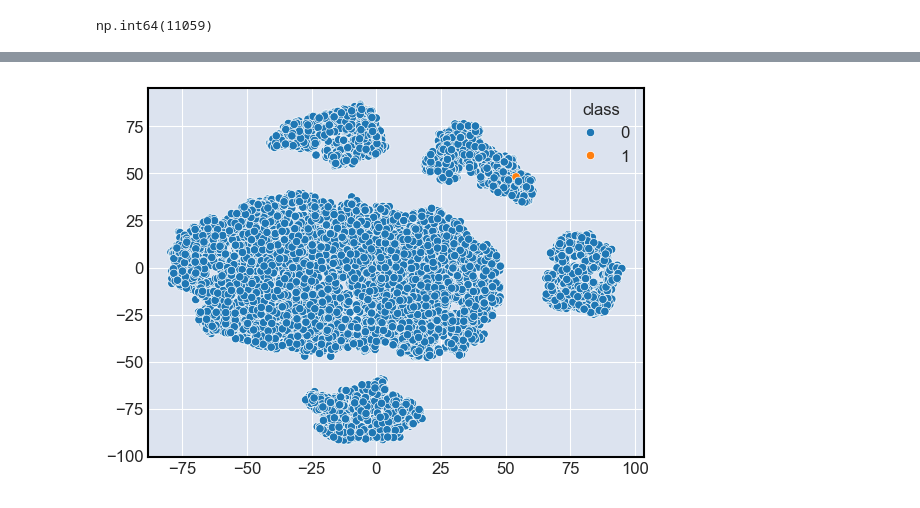
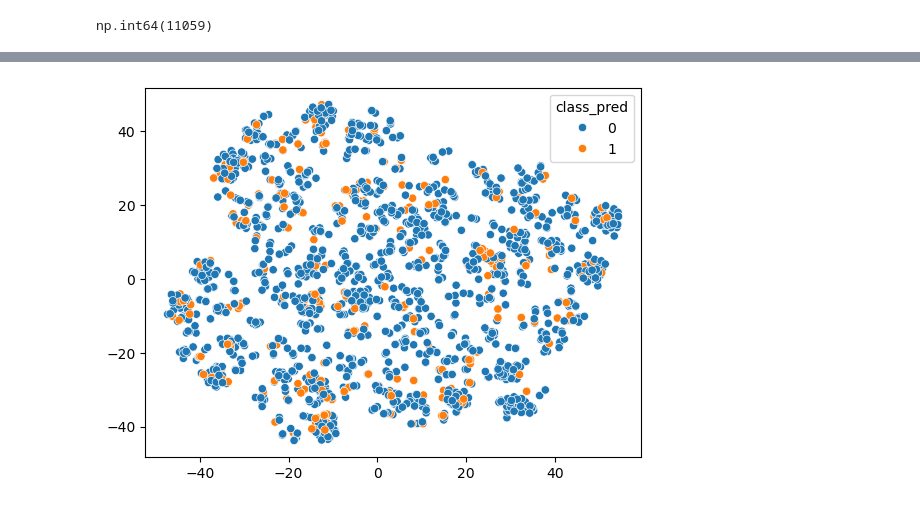
Before and after one commit to emazurenko/otus-ml-professional, a Jupyter notebook: projectwork/projectwork.ipynb, the cells around one changed output, grey strips where cells are left out. Drawn from its saved outputs; the diff is of its cells as text; code cells hidden in the pictures.

```diff
--- a/projectwork/projectwork.ipynb
+++ b/projectwork/projectwork.ipynb
@@ -422,3 +419,8 @@ Trees: {'n_estimators': 1200, 'max_depth': 11}, Val qual: 0.23300970873786409, V
 # %%
-len(trees[:-1])
+clf = fit_classifier(X_train=X_train, y_train=y_train, n_estimators=800, max_depth=6)
+
+y_val_pred = clf.predict(X_val)
+q_val = precision_score(y_true=y_val, y_pred=y_val_pred)
+
+print(q_val)
 # %% [output]
@@ -517,8 +438,9 @@ from sklearn.preprocessing import MinMaxScaler
 scaler = MinMaxScaler()
 
 # Так как в задаче не предполается тестовый набор праметры масштабирования выучиваются на всём датасете
-scaler.fit(X_train)
-X_val_scaled = pd.DataFrame(scaler.transform(X_val), columns=X_val.columns)
+scaler.fit(X_val)
+X_val_scaled = pd.DataFrame(scaler.transform(X_val), columns=X_val.columns, index=X_val.index)
+# X_val_scaled = scaler.transform(X_val)
 
 X_val_scaled.describe()
 # %% [output]
@@ -550,0 +528,4 @@ np.int64(11059)
+# %%
+X_val_scaled_with_pred = X_val_scaled.copy()
+X_val_scaled_with_pred = pd.concat([X_val_scaled_with_pred, y_val], axis=1)
+X_val_scaled_with_pred['class_pred'] = y_val_pred
@@ -550,0 +536,4 @@ np.int64(11059)
+# %%
+X_val_scaled_is_class_true = X_val_scaled_with_pred[X_val_scaled_with_pred['class'] == 1]
+y_val_scaled_pred_class = X_val_scaled_is_class_true['class_pred']
+X_val_scaled_is_class_true = X_val_scaled_is_class_true.drop(['class', 'class_pred'], axis=1)
@@ -551,7 +556,8 @@ np.int64(11059)
 # %%
 tsne = TSNE(n_components=2, random_state=10)
-train_tsne = tsne.fit_transform(X_val_scaled)
 
-g = sns.scatterplot(x=train_tsne[:,0], y=train_tsne[:,1], hue=y_val * y_val_pred.squeeze())
+train_tsne = tsne.fit_transform(X_val_scaled_is_class_true)
+
+g = sns.scatterplot(x=train_tsne[:,0], y=train_tsne[:,1], hue=y_val_scaled_pred_class)
 # %% [output]
-[figure, old version]
+[figure, new version]
```
Also changed, not shown: parts of 42 cells of this notebook, 1 other file.
